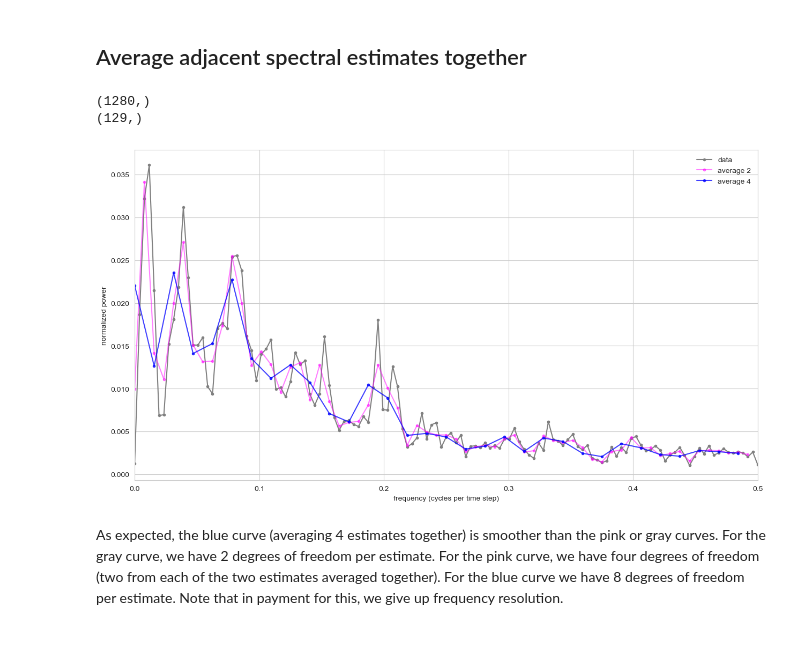
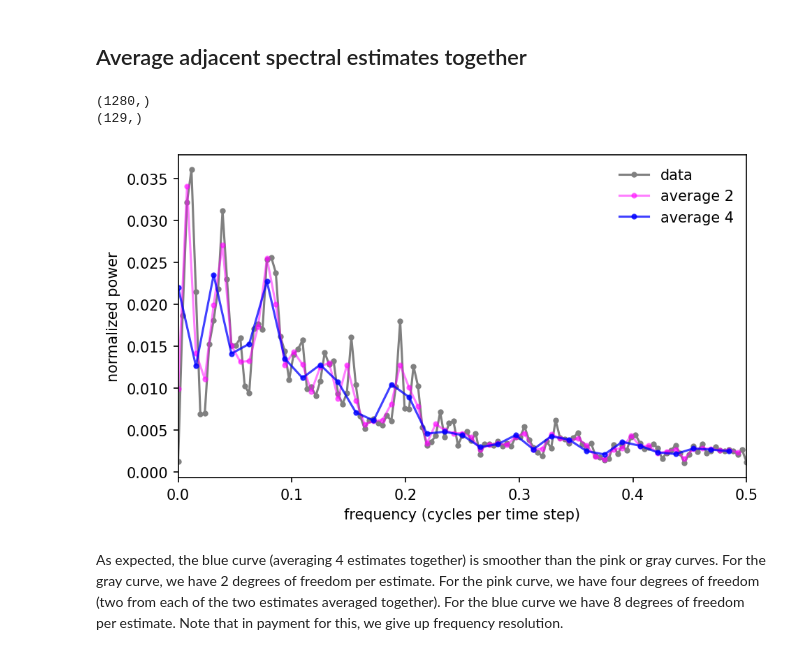
Before and after one commit to eabarnes1010/course_objective_analysis, a Jupyter notebook: code/spectral_degrees_of_freedom.ipynb, the cells around one changed output. Cells and saved outputs as stored; diff of their text form; code cells hidden in the pictures.

```diff
--- a/code/spectral_degrees_of_freedom.ipynb
+++ b/code/spectral_degrees_of_freedom.ipynb
@@ -27,13 +28,18 @@ factor = np.sqrt(1.-alpha*alpha)
 # %%
 rng = np.random.default_rng(55)
 # make a fake red noise time series
-x = np.zeros(T*N,)
-x[0] = factor*np.random.randn()
-for j in np.arange(1,x.shape[0]):
+x = np.zeros(
+    T * N,
+)
+x[0] = factor * np.random.randn()
+for j in np.arange(1, x.shape[0]):
     # add a cosine to our data to give it some additional power
     # at a particular frequency of 50/256=0.2 cycles/time step
-    x[j] = x[j-1]*alpha + factor*rng.normal() + \
-           .15*np.cos(2.*np.pi*(1.-0.0001*rng.normal())*50./256.*j)
+    x[j] = (
+        x[j - 1] * alpha
+        + factor * rng.normal()
+        + 0.15 * np.cos(2.0 * np.pi * (1.0 - 0.0001 * rng.normal()) * 50.0 / 256.0 * j)
+    )
 # %% [markdown]
 ## Average chunks of the spectra together
 # %%
@@ -76,33 +83,33 @@ As expected, the curve gets smoother as we average more realizations together. E
 # %% [markdown]
 ## Average adjacent spectral estimates together
 # %%
-x_data = x[:T*5]
+x_data = x[: T * 5]
 print(x_data.shape)
 
 # calculate the power spectrum using a hamming window
-p = sig.welch(x_data, window='hamming', nperseg=T)
-pstd = p[1]/np.sum(p[1])
+p = sig.welch(x_data, window="hamming", nperseg=T)
+pstd = p[1] / np.sum(p[1])
 print(np.shape(pstd))
 
-plt.figure(figsize=(15,8))
-plt.xlabel('frequency (cycles per time step)')
-plt.ylabel('normalized power')
+plt.figure(figsize=(7, 4), dpi=150)
+plt.xlabel("frequency (cycles per time step)")
+plt.ylabel("normalized power")
 # plt.ylim(0,.06)
-plt.xlim(0,0.5)
-plt.plot(freq,pstd,'.-',color='gray', label = 'data')
+plt.xlim(0, 0.5)
+plt.plot(freq, pstd, ".-", color="gray", label="data")
 
 aveTwo = np.mean(pstd[:-1].reshape(-1, 2), axis=1)
-plt.plot(freq[0:-1:2],aveTwo,'.-', color='fuchsia', label='average 2', alpha=.5)
+plt.plot(freq[0:-1:2], aveTwo, ".-", color="fuchsia", label="average 2", alpha=0.5)
 
 aveFour = np.mean(pstd[:-1].reshape(-1, 4), axis=1)
-plt.plot(freq[0:-1:4],aveFour,'.-',color='blue', label = 'average 4', alpha=.75)
+plt.plot(freq[0:-1:4], aveFour, ".-", color="blue", label="average 4", alpha=0.75)
 
-plt.legend(frameon = False)
+plt.legend(frameon=False)
 plt.show()
 # %% [output]
 (1280,)
 (129,)
-[figure, old version]
+[figure, new version]
 # %% [markdown]
 As expected, the blue curve (averaging 4 estimates together) is smoother than the pink or gray curves. For the gray curve, we have 2 degrees of freedom per estimate. For the pink curve, we have four degrees of freedom (two from each of the two estimates averaged together). For the blue curve we have 8 degrees of freedom per estimate. Note that in payment for this, we give up frequency resolution.
 # %% [markdown]
```
Also changed, not shown: parts of 3 cells of this notebook.
